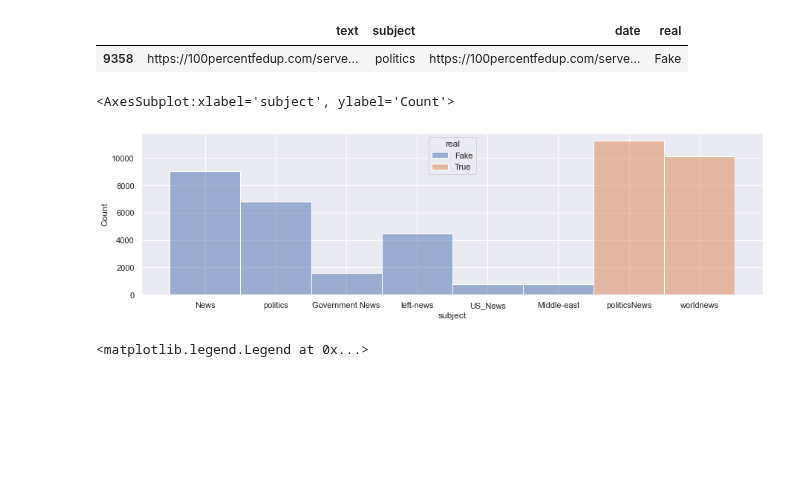
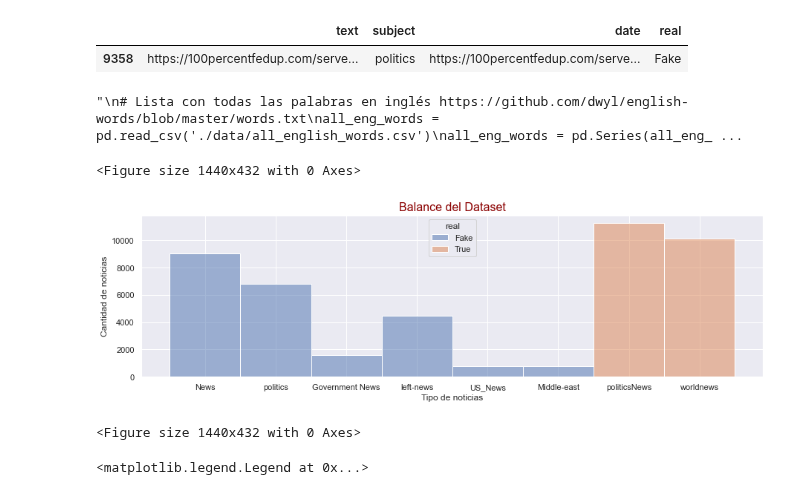
Before and after one commit to germanscillato/DS_DIGITALHOUSE-TP-INTEGRADOR, a Jupyter notebook: fakenews_organizada.ipynb, the cells around one changed output. Cells and saved outputs as stored; diff of their text form; code cells hidden in the pictures; blank space fills up the shorter version.

Commit message:
corre hasta pipeline sin problema

```diff
--- a/fakenews_organizada.ipynb
+++ b/fakenews_organizada.ipynb
@@ -168,11 +170,12 @@ data[wrong_row]
 |  | text | subject | date | real |
 | 9358 | https://100percentfedup.com/serve... | politics | https://100percentfedup.com/serve... | Fake |
 # %%
-# Las filas que no pueden ser correctamente transformadas a datetime serán utilizadas en una máscara booleana
-# para poder eliminarlas
-data['date'] = data['date'].apply(lambda x: pd.to_datetime(x, infer_datetime_format = True)\
-                                                           if re.search('[a-z-A-Z]+ [0-9]+, [0-9]{4}', x) else
-                                                            np.NaN)
+# Las filas que no pueden ser correctamente transformadas a datetime
+# serán utilizadas en una máscara booleana para poder eliminarlas
+
+data['date'] = data['date'].apply(lambda x: pd.to_datetime(x,
+                                                    infer_datetime_format = True)\
+                                                    if re.search('[a-z-A-Z]+ [0-9]+, [0-9]{4}', x) else  np.NaN)
 delete_mask = data['date'].notna()
 data = data[delete_mask]
 data = data.reset_index()
@@ -200,13 +203,21 @@ def words_percentage(text):
 tqdm.pandas()
 data['words_in_dict_pct'] = data['text'].progress_apply(words_percentage)
 '''
-'''Esta celda demora 35hs en ejecutarse.'''
+# %% [output]
+"\n# Lista con todas las palabras en inglés https://github.com/dwyl/english-words/blob/master/words.txt\nall_eng_words = pd.read_csv('./data/all_english_words.csv')\nall_eng_words = pd.Series(all_eng_ ...
 # %%
+
 sns.set(rc={'figure.figsize':(15, 4)})
-sns.histplot(data = data, x = 'subject', hue = 'real')
+sns.histplot(data = data, x = 'subject', hue = 'real' )
+
+plt.ylabel('Cantidad de noticias')
+plt.xlabel('Tipo de noticias')
+plt.title("Balance del Dataset", fontdict= font)
+plt.figure(figsize=(20,6))
 # %% [output]
-<AxesSubplot:xlabel='subject', ylabel='Count'>
+<Figure size 1440x432 with 0 Axes>
-[figure, old version]
+[figure, new version]
+<Figure size 1440x432 with 0 Axes>
 # %%
 # Como hay valores diferentes en la columna "subject" para las noticias reales y las falsas borramos esa columna
 data = data.drop(columns = 'subject')
```
Also changed, not shown: parts of 34 cells of this notebook, 2 other files.
